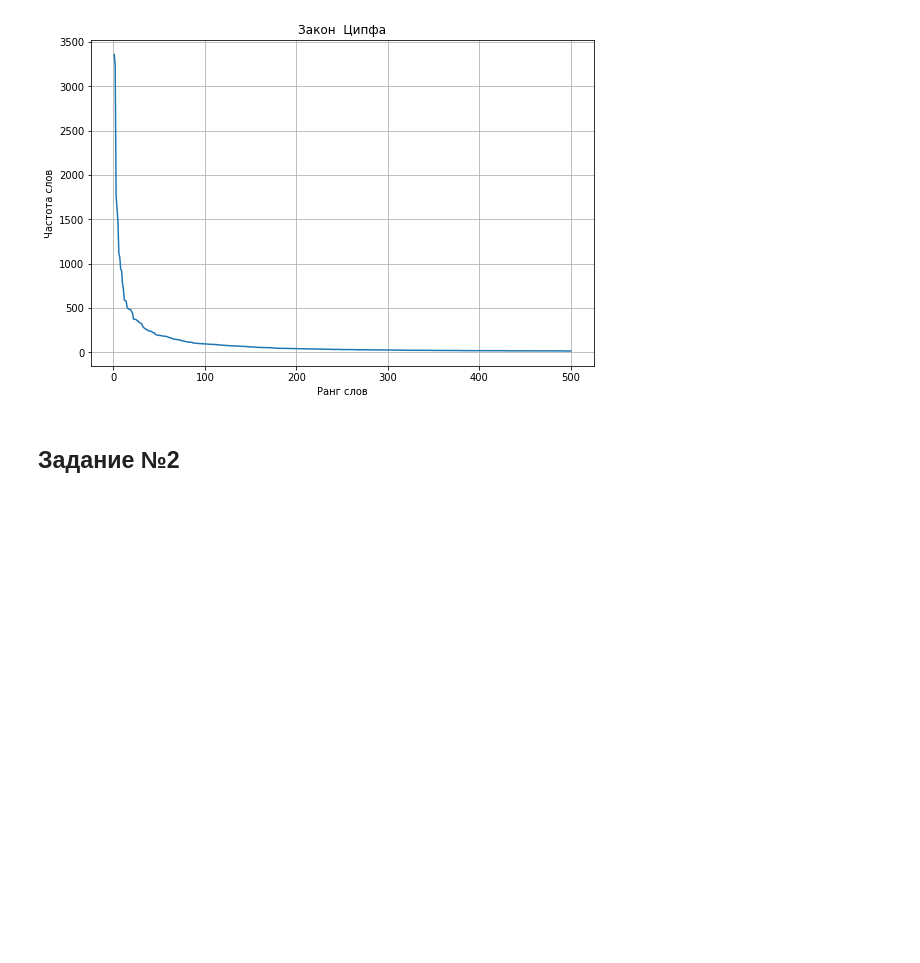
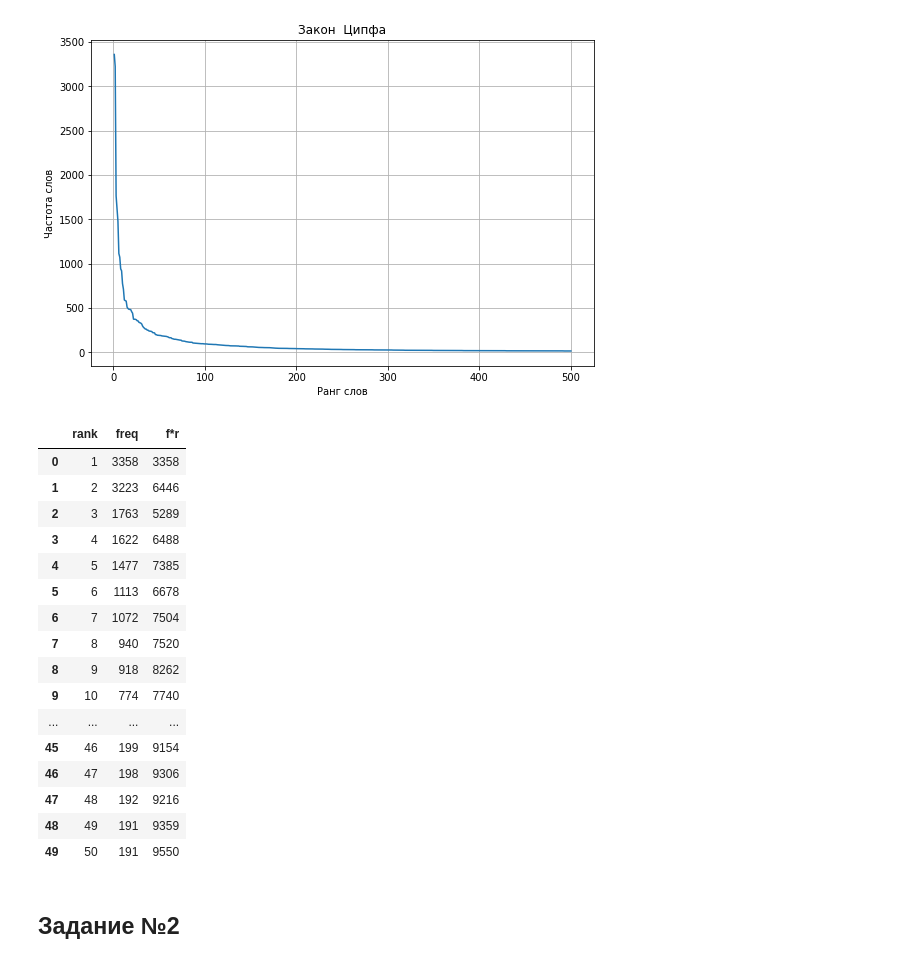
Before and after one commit to andreqwert/andreqwert.github.io, a Jupyter notebook: linguistics/bauman_university/aot1.ipynb, the cells around one changed output. Cells and saved outputs as stored; diff of their text form; code cells hidden in the pictures; blank space fills up the shorter version.

```diff
--- a/linguistics/bauman_university/aot1.ipynb
+++ b/linguistics/bauman_university/aot1.ipynb
@@ -96,6 +96,29 @@ plt.ylabel('Частота слов')
 # %% [output]
 Text(0,0.5,'Частота слов')
 [figure]
+# %%
+import pandas as pd
+d = {'rank':nums, 'freq':words_freqs, 'f*r':nums*words_freqs}
+df = pd.DataFrame(data=d)
+df.head(50)
+# %% [output]
+|  | rank | freq | f*r |
+| 0 | 1 | 3358 | 3358 |
+| 1 | 2 | 3223 | 6446 |
+| 2 | 3 | 1763 | 5289 |
+| 3 | 4 | 1622 | 6488 |
+| 4 | 5 | 1477 | 7385 |
+| 5 | 6 | 1113 | 6678 |
+| 6 | 7 | 1072 | 7504 |
+| 7 | 8 | 940 | 7520 |
+| 8 | 9 | 918 | 8262 |
+| 9 | 10 | 774 | 7740 |
+| ... | ... | ... | ... |
+| 45 | 46 | 199 | 9154 |
+| 46 | 47 | 198 | 9306 |
+| 47 | 48 | 192 | 9216 |
+| 48 | 49 | 191 | 9359 |
+| 49 | 50 | 191 | 9550 |
 # %% [markdown]
 ## Задание №2
 # %% [markdown]
```
Also changed, not shown: parts of 1 cell of this notebook, 1 other file.
